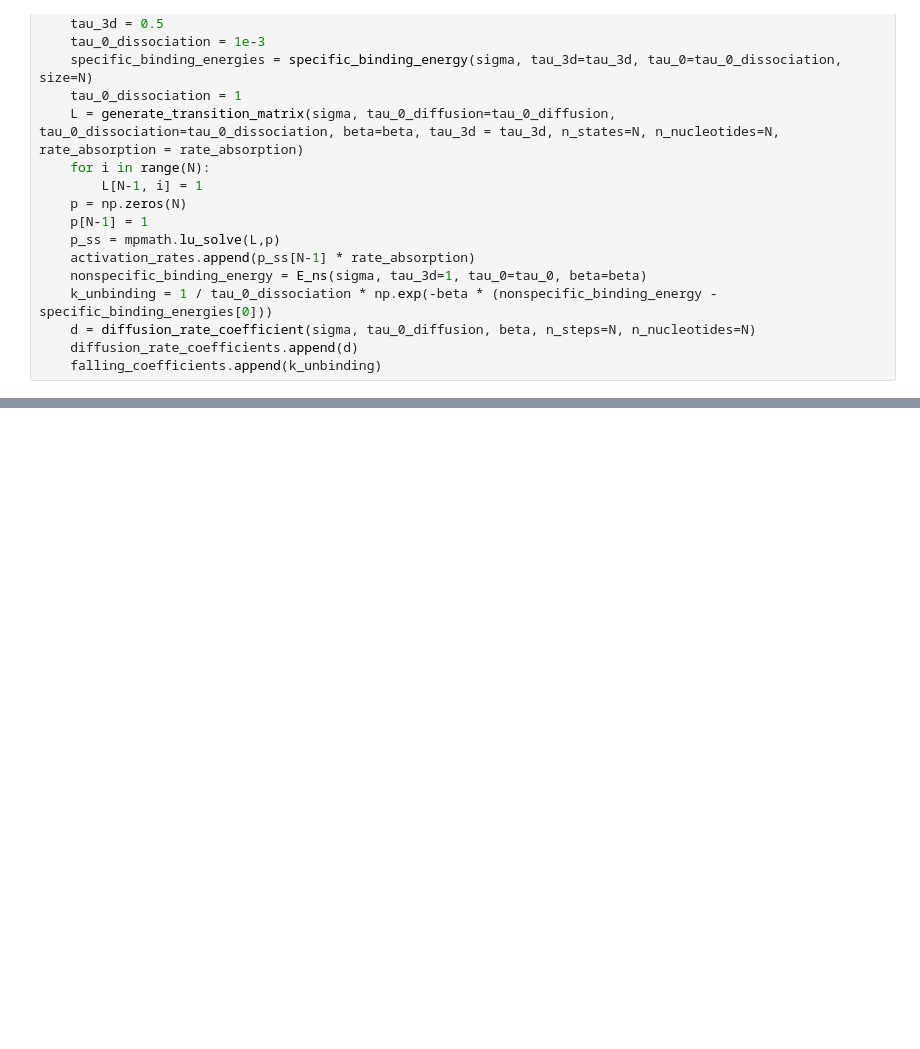
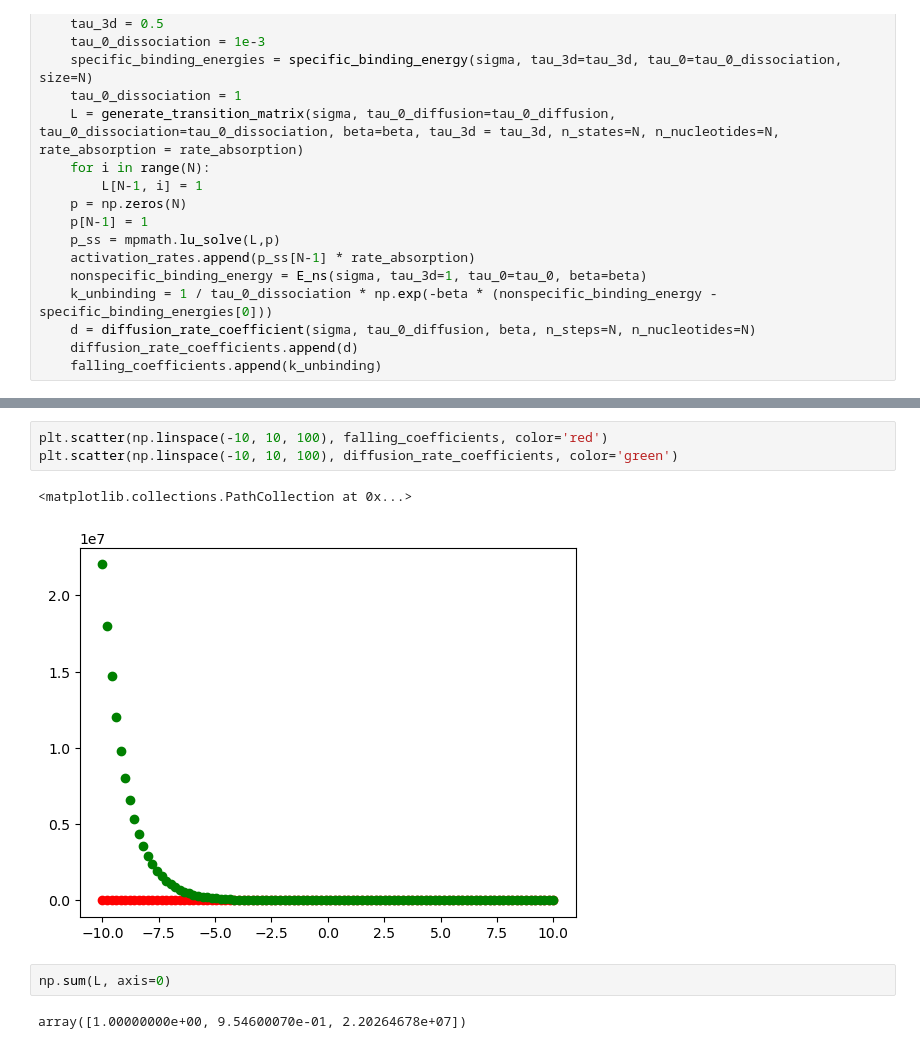
Before and after one commit to romamarketsandwich/diagram_dynamic_metabolism_v2, a Jupyter notebook: workflow/notebooks/TF_model.ipynb, the cells around one changed output, grey strips where cells are left out. Saved outputs shown, nothing was run; the diff lists cells and outputs as text; blank space fills up the shorter version.

```diff
--- a/workflow/notebooks/TF_model.ipynb
+++ b/workflow/notebooks/TF_model.ipynb
@@ -81,0 +160,10 @@ plt.yscale('log')
+# %%
+plt.scatter(np.linspace(-10, 10, 100), falling_coefficients, color='red')
+plt.scatter(np.linspace(-10, 10, 100), diffusion_rate_coefficients, color='green')
+# %% [output]
+<matplotlib.collections.PathCollection at 0x...>
+[figure, added]
+# %%
+np.sum(L, axis=0)
+# %% [output]
+array([1.00000000e+00, 9.54600070e-01, 2.20264678e+07])
```
Also changed, not shown: parts of 6 cells of this notebook, 2 other files.
